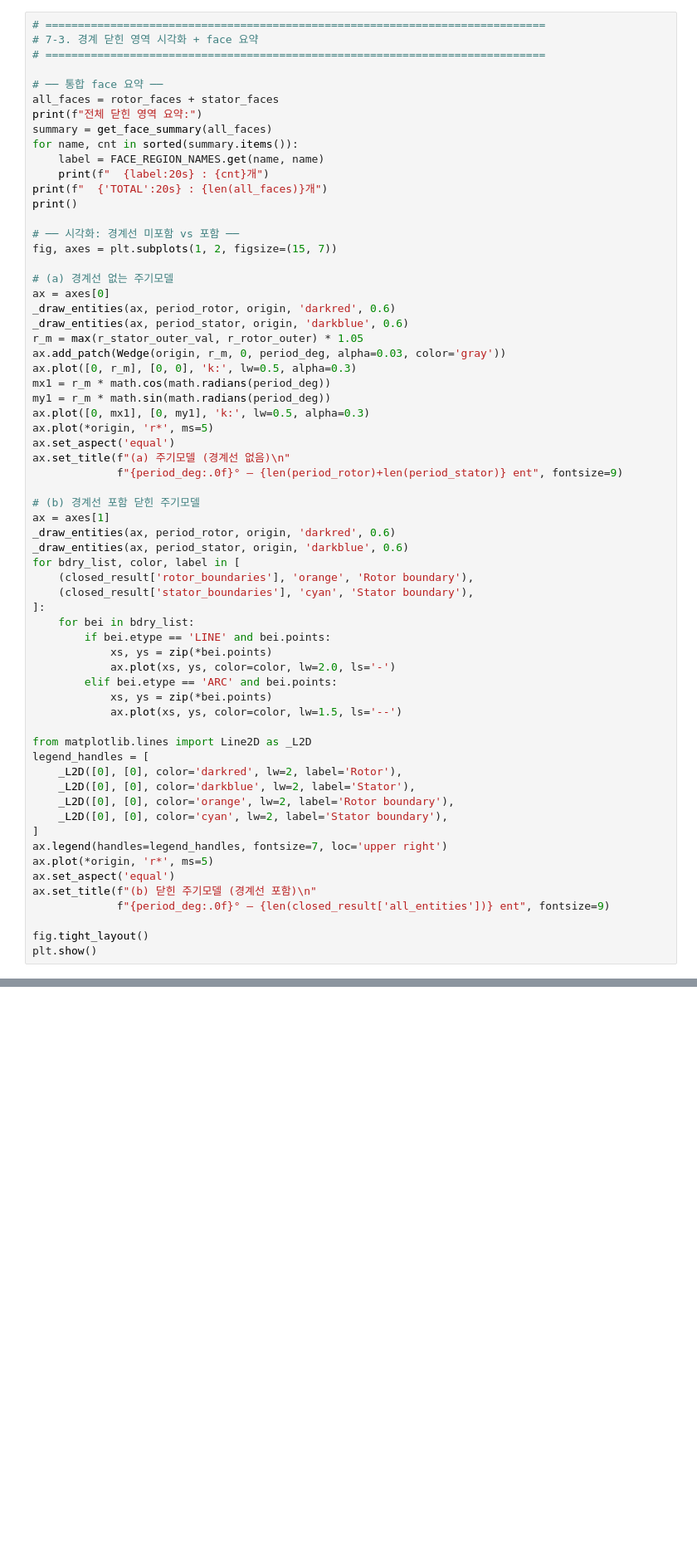
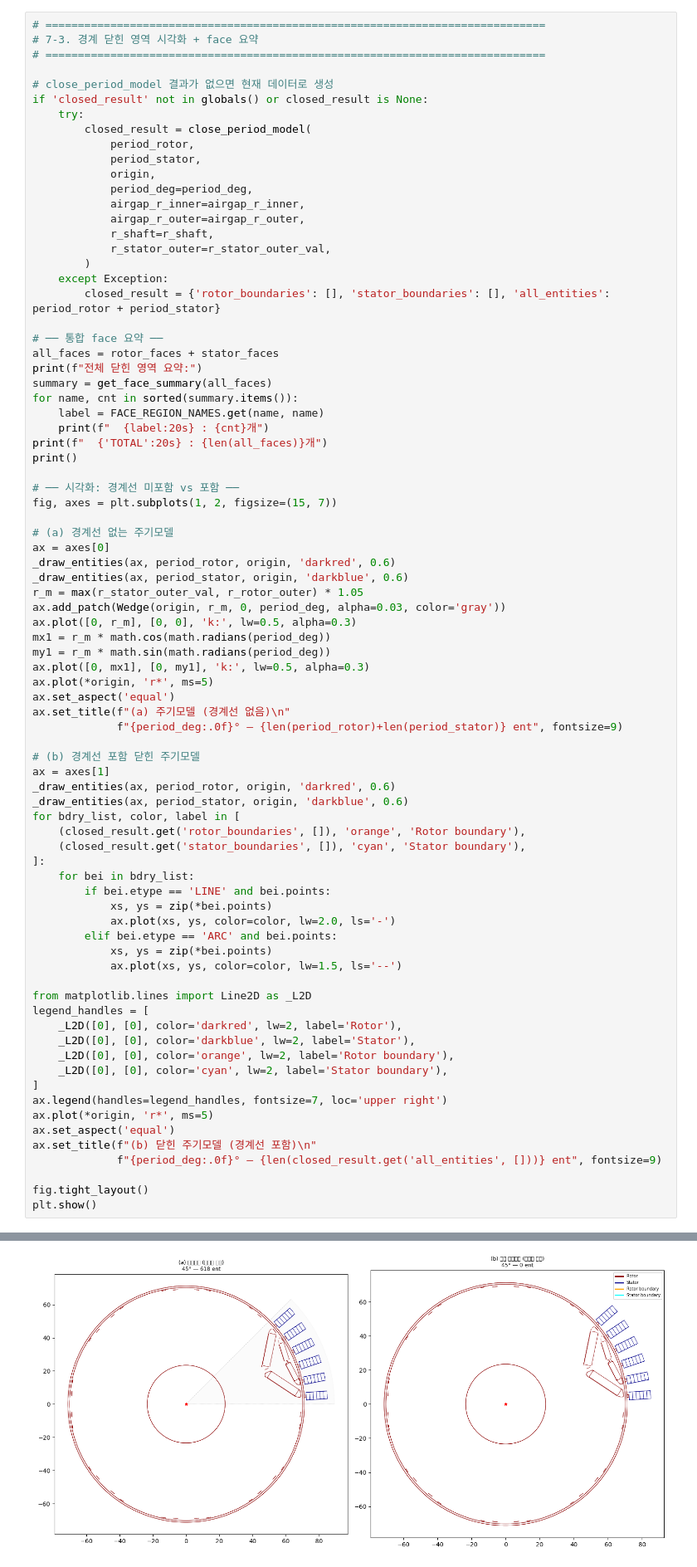
Before and after one commit to enjoyneer87/eMach, a Jupyter notebook: mlxperPJT/pyMotorGeo_v1.ipynb, the cells around one changed output, grey strips where cells are left out. Shown at 83% size. Drawn from its saved outputs; the diff is of its cells as text; blank space fills up the shorter version.

```diff
--- a/mlxperPJT/pyMotorGeo_v1.ipynb
+++ b/mlxperPJT/pyMotorGeo_v1.ipynb
@@ -1116,6 +861,22 @@ pyleecan 설치 후 create_pyleecan_machine(dims)로 즉시 생성 가능합니
 # =============================================================================
 # 7-3. 경계 닫힌 영역 시각화 + face 요약
 # =============================================================================
+
+# close_period_model 결과가 없으면 현재 데이터로 생성
+if 'closed_result' not in globals() or closed_result is None:
+    try:
+        closed_result = close_period_model(
+            period_rotor,
+            period_stator,
+            origin,
+            period_deg=period_deg,
+            airgap_r_inner=airgap_r_inner,
+            airgap_r_outer=airgap_r_outer,
+            r_shaft=r_shaft,
+            r_stator_outer=r_stator_outer_val,
+        )
+    except Exception:
+        closed_result = {'rotor_boundaries': [], 'stator_boundaries': [], 'all_entities': period_rotor + period_stator}
 
 # ── 통합 face 요약 ──
 all_faces = rotor_faces + stator_faces
@@ -1150,8 +911,8 @@ ax = axes[1]
 _draw_entities(ax, period_rotor, origin, 'darkred', 0.6)
 _draw_entities(ax, period_stator, origin, 'darkblue', 0.6)
 for bdry_list, color, label in [
-    (closed_result['rotor_boundaries'], 'orange', 'Rotor boundary'),
-    (closed_result['stator_boundaries'], 'cyan', 'Stator boundary'),
+    (closed_result.get('rotor_boundaries', []), 'orange', 'Rotor boundary'),
+    (closed_result.get('stator_boundaries', []), 'cyan', 'Stator boundary'),
 ]:
     for bei in bdry_list:
         if bei.etype == 'LINE' and bei.points:
@@ -1172,7 +933,7 @@ ax.legend(handles=legend_handles, fontsize=7, loc='upper right')
 ax.plot(*origin, 'r*', ms=5)
 ax.set_aspect('equal')
 ax.set_title(f"(b) 닫힌 주기모델 (경계선 포함)\n"
-             f"{period_deg:.0f}° — {len(closed_result['all_entities'])} ent", fontsize=9)
+             f"{period_deg:.0f}° — {len(closed_result.get('all_entities', []))} ent", fontsize=9)
 
 fig.tight_layout()
 plt.show()
@@ -1181,3 +944,4 @@ NameError: name 'stator_faces' is not defined
+[figure, added]
 # %%
 # =============================================================================
 # 8. 기하 재구성 검증 (Half-Unit → Full Geometry)
```
Also changed, not shown: parts of 8 cells of this notebook, 45 other files.
